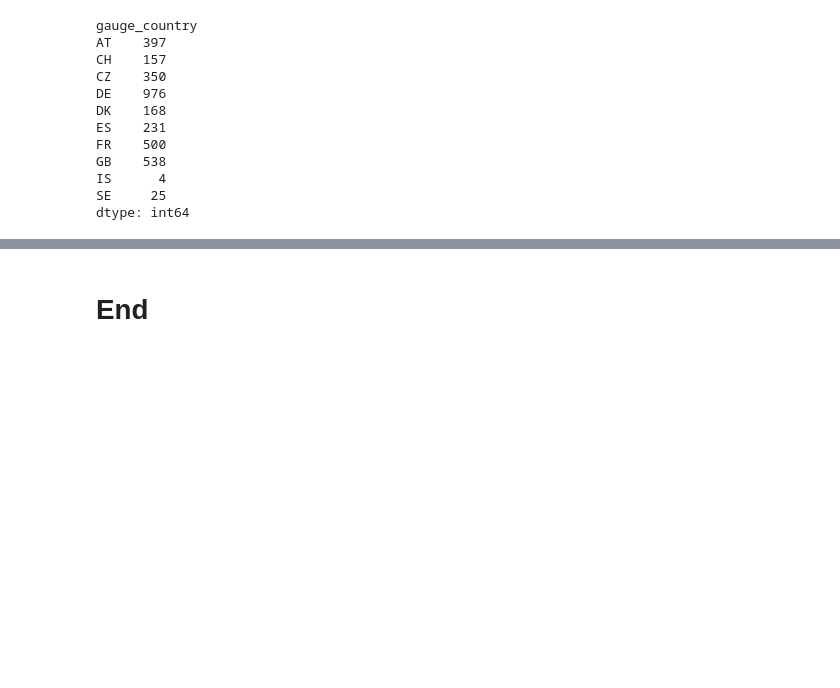
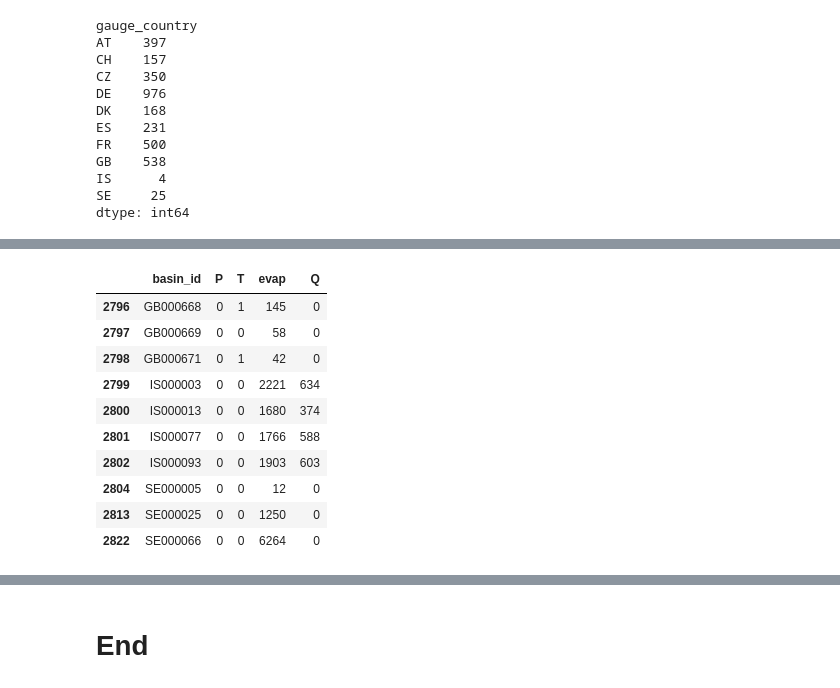
Before and after one commit to thiagovmdon/EOBS-quality, a Jupyter notebook: code/Paper_Quality_EOBS_Data_EStreams_HBV.ipynb, the cells around one changed output, grey strips where cells are left out. Saved outputs shown, nothing was run; the diff lists cells and outputs as text; code cells hidden in the pictures; blank space fills up the shorter version.

```diff
--- a/code/Paper_Quality_EOBS_Data_EStreams_HBV.ipynb
+++ b/code/Paper_Quality_EOBS_Data_EStreams_HBV.ipynb
@@ -269,0 +278,14 @@ Compressed folder 'results\hbv\AT000044.zip' successfully created!
+# %%
+nan_counts_df[nan_counts_df.evap > 11].tail(10)
+# %% [output]
+|  | basin_id | P | T | evap | Q |
+| 2796 | GB000668 | 0 | 1 | 145 | 0 |
+| 2797 | GB000669 | 0 | 0 | 58 | 0 |
+| 2798 | GB000671 | 0 | 1 | 42 | 0 |
+| 2799 | IS000003 | 0 | 0 | 2221 | 634 |
+| 2800 | IS000013 | 0 | 0 | 1680 | 374 |
+| 2801 | IS000077 | 0 | 0 | 1766 | 588 |
+| 2802 | IS000093 | 0 | 0 | 1903 | 603 |
+| 2804 | SE000005 | 0 | 0 | 12 | 0 |
+| 2813 | SE000025 | 0 | 0 | 1250 | 0 |
+| 2822 | SE000066 | 0 | 0 | 6264 | 0 |
```
Also changed, not shown: parts of 3 cells of this notebook.
